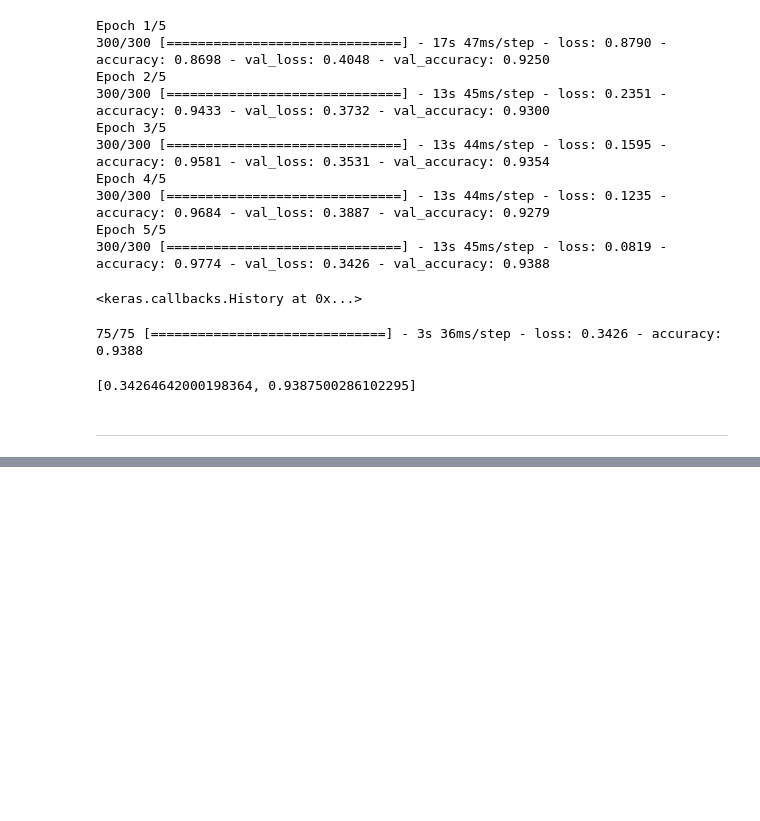
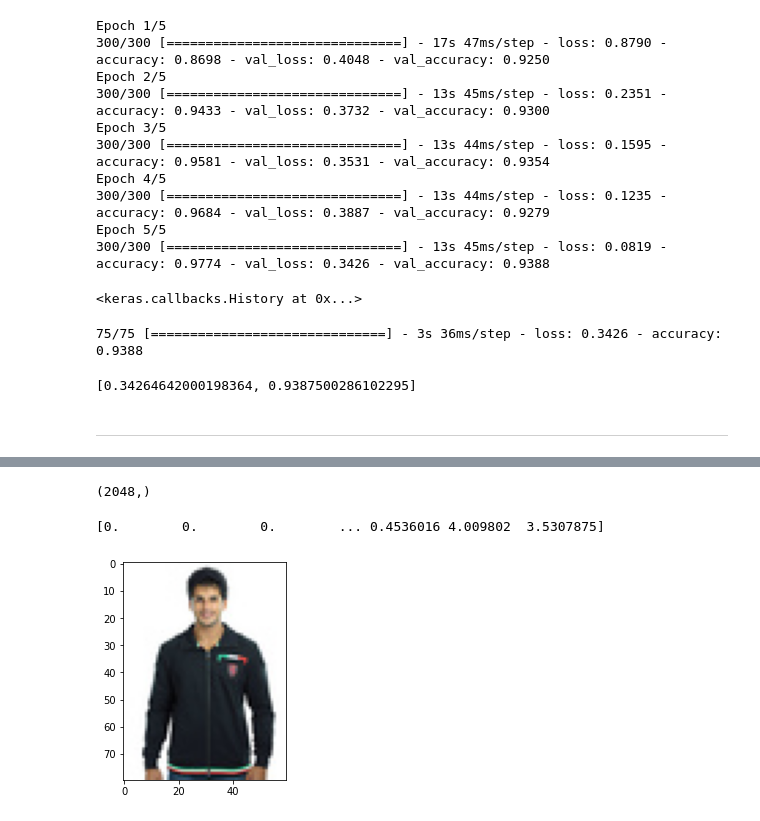
Before and after one commit to dauuuum/Image-Retrieval, a Jupyter notebook: AI_03_정다움_Section4.ipynb, the cells around one changed output, grey strips where cells are left out. Saved outputs shown, nothing was run; the diff lists cells and outputs as text; code cells hidden in the pictures; blank space fills up the shorter version.

```diff
--- a/AI_03_정다움_Section4.ipynb
+++ b/AI_03_정다움_Section4.ipynb
@@ -290,0 +321,5 @@ model3.evaluate(validation_generator)
+# %%
+df = pd.read_csv('/content/drive/MyDrive/styles_similarity.csv', error_bad_lines=False)
+df['image'] = df.apply(lambda row: str(row['id']) + ".jpg", axis=1)
+df = df.reset_index(drop=True)
+df.shape
@@ -290,0 +351,14 @@ model3.evaluate(validation_generator)
+# %%
+# Pre-Trained Model
+base_model = ResNet50(weights='imagenet',
+                      include_top=False,
+                      input_shape = (69, 69, 3))
+base_model.trainable = False
+
+# Add Layer Embedding
+model4 = tf.keras.Sequential([
+    base_model,
+    GlobalMaxPooling2D()
+])
+
+model4.summary()
@@ -290,0 +378,18 @@ model3.evaluate(validation_generator)
+# %%
+def get_embedding(model, img_name):
+    img = image.load_img(img_path(img_name), target_size=(69, 69))
+    x = image.img_to_array(img)
+    x = np.expand_dims(x, axis=0)
+    x = preprocess_input(x)
+    return model.predict(x).reshape(-1)
+# %%
+emb = get_embedding(model4, df.iloc[5].image)
+emb.shape
+# %% [output]
+(2048,)
+# %%
+plt.imshow(cv2.cvtColor(load_image(df.iloc[5].image), cv2.COLOR_BGR2RGB))
+print(emb)
+# %% [output]
+[0.        0.        0.        ... 0.4536016 4.009802  3.5307875]
+[figure, added]
```
Also changed, not shown: parts of 12 cells of this notebook.
